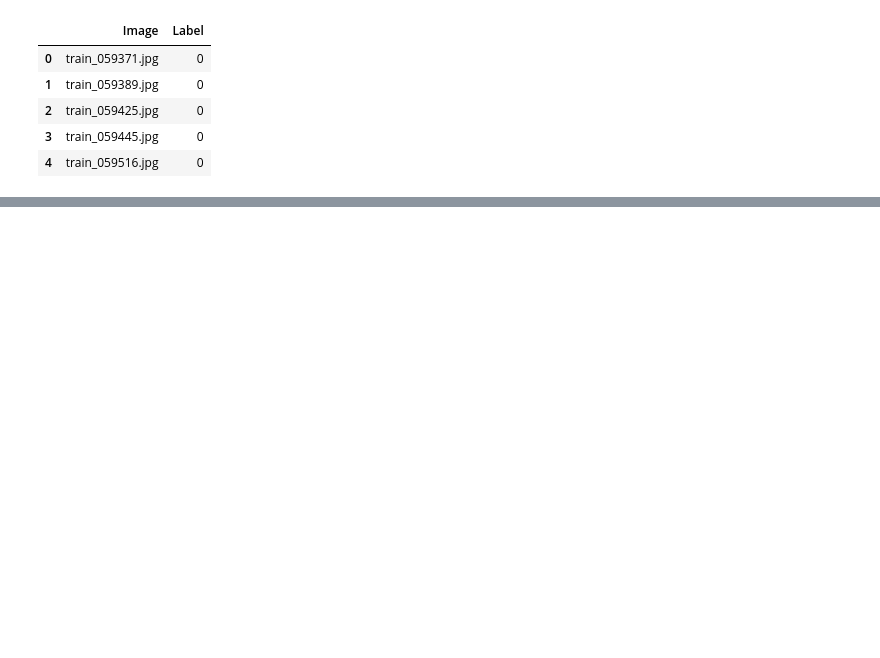
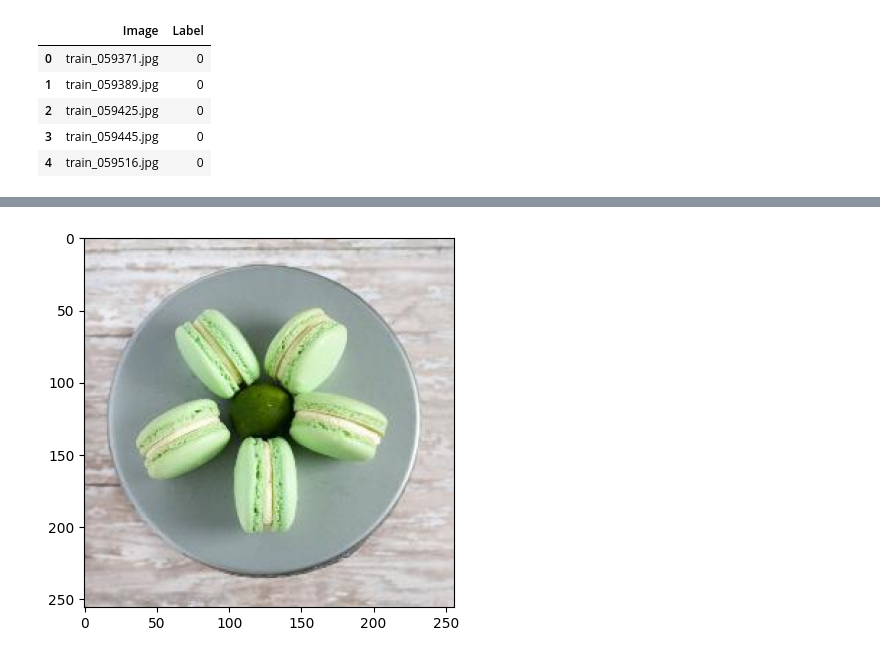
Before and after one commit to TommasoFerrario18/FoodX-251_Classification, a Jupyter notebook: Notebooks/ImageSegmentation.ipynb, the cells around one changed output, grey strips where cells are left out. Cells and saved outputs as stored; diff of their text form; code cells hidden in the pictures; blank space fills up the shorter version.

```diff
--- a/Notebooks/ImageSegmentation.ipynb
+++ b/Notebooks/ImageSegmentation.ipynb
@@ -42,0 +44,7 @@ KMeans clustering done
+# %%
+original_image = cv2.imread(path)
+original_image = cv2.cvtColor(original_image, cv2.COLOR_BGR2RGB)
+plt.imshow(original_image)
+plt.show()
+# %% [output]
+[figure, added]
```
Also changed, not shown: parts of 7 cells of this notebook.
